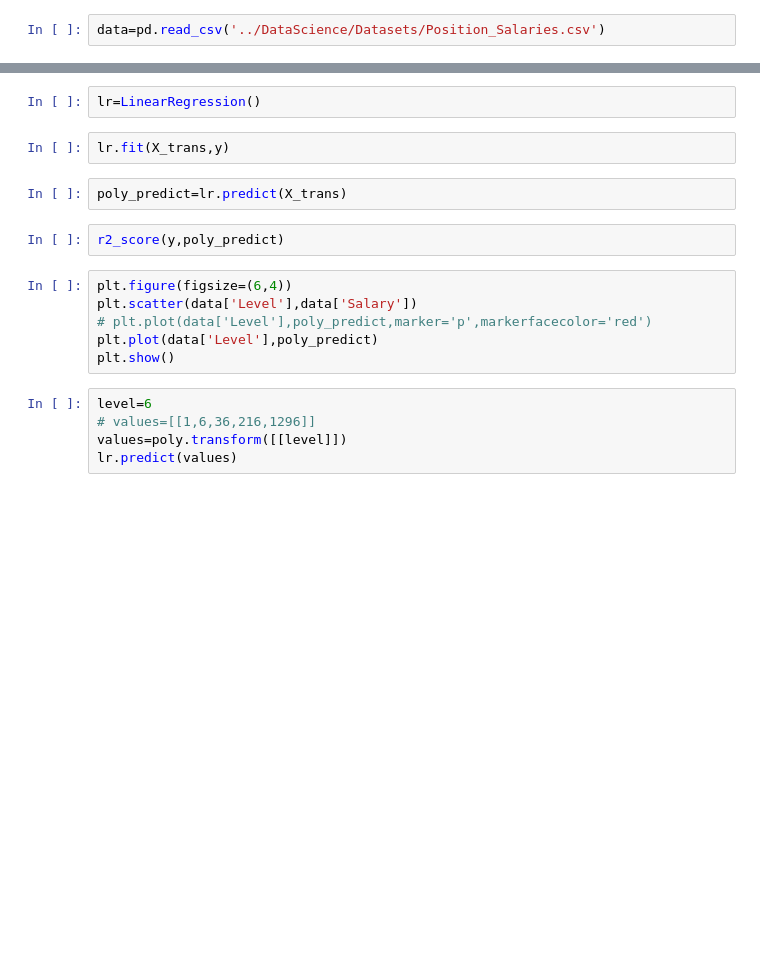
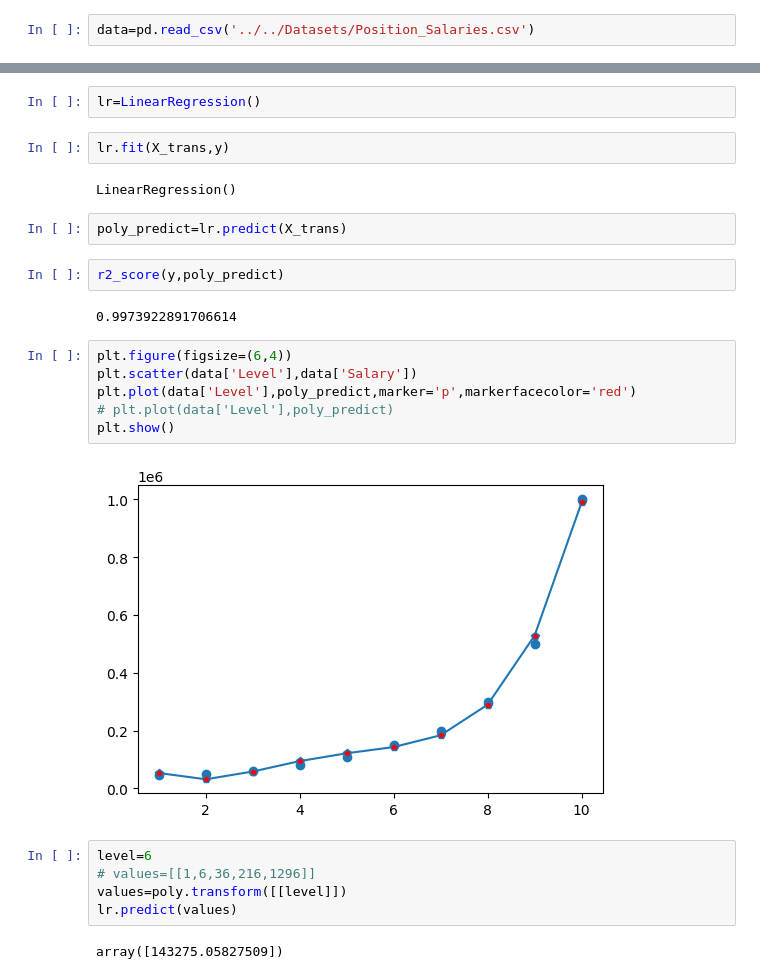
Before and after one commit to abhishekswalikar07/Abhishek_FBS_Work, a Jupyter notebook: DataScience/Supervised ML/Regression/Polynomial_Regression.ipynb, the cells around one changed output, grey strips where cells are left out. Drawn from its saved outputs; the diff is of its cells as text; blank space fills up the shorter version.

```diff
--- a/DataScience/Supervised ML/Regression/Polynomial_Regression.ipynb
+++ b/DataScience/Supervised ML/Regression/Polynomial_Regression.ipynb
@@ -2,6 +2,6 @@
 import pandas as pd
 import numpy as np
 # %%
-data=pd.read_csv('../DataScience/Datasets/Position_Salaries.csv')
+data=pd.read_csv('../../Datasets/Position_Salaries.csv')
 # %%
 data.head()
@@ -35,18 +49,26 @@ X_trans=poly.fit_transform(X)
 lr=LinearRegression()
 # %%
 lr.fit(X_trans,y)
+# %% [output]
+LinearRegression()
 # %%
 poly_predict=lr.predict(X_trans)
 # %%
 r2_score(y,poly_predict)
+# %% [output]
+0.9973922891706614
 # %%
 plt.figure(figsize=(6,4))
 plt.scatter(data['Level'],data['Salary'])
-# plt.plot(data['Level'],poly_predict,marker='p',markerfacecolor='red')
-plt.plot(data['Level'],poly_predict)
+plt.plot(data['Level'],poly_predict,marker='p',markerfacecolor='red')
+# plt.plot(data['Level'],poly_predict)
 plt.show()
+# %% [output]
+[figure, added]
 # %%
 level=6
 # values=[[1,6,36,216,1296]]
 values=poly.transform([[level]])
 lr.predict(values)
+# %% [output]
+array([143275.05827509])
```
Also changed, not shown: parts of 4 cells of this notebook, 33 other files.
